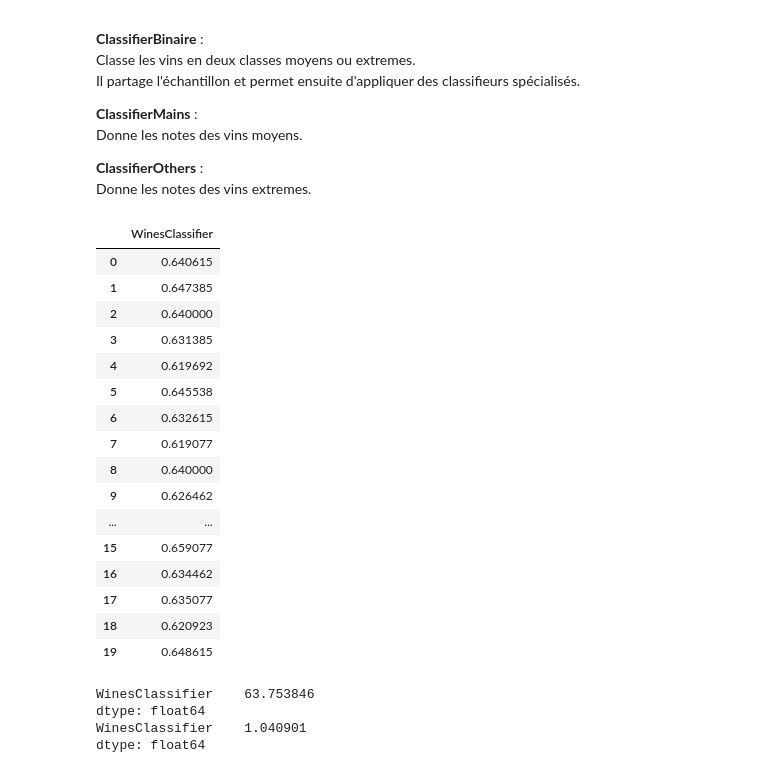
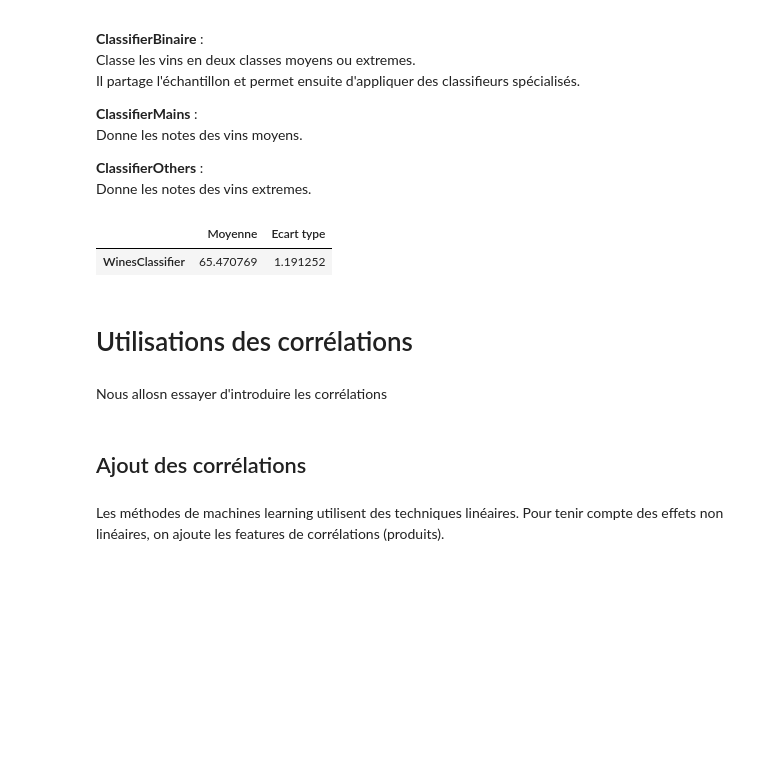
Before and after one commit to Nicotous1/Wines, a Jupyter notebook: Rapport_Code.ipynb, the cells around one changed output. Drawn from its saved outputs; the diff is of its cells as text; code cells hidden in the pictures; blank space fills up the shorter version.

```diff
--- a/Rapport_Code.ipynb
+++ b/Rapport_Code.ipynb
@@ -372,18 +331,27 @@ import pickle
 import os
 
 class NClassifierTester:
-    folder = "data/"
+    folder = "data/" # Dossier où seront stockés les résultats.
 
+    # Test n fois tous les classifiers dans clfs
+    # name : nom du test (utilisé pour le nom du pickle)
+    # data : base de donnée pour les tests
+    # column : colonne à prédire
+    # n : Nombre de test à effectuer.
+    # clfs : Classifiersà tester (par défault ceux du ClassifierTester)
+    # boruta : si on utilise l'algo de boruta
+    # over : si on remplace le cache
     def test(self, name, data, column, n = 10, clfs = ClassifierTester.clfs_name, boruta = False, over = False):
-        if over:
-            cache = pd.DataFrame()
-        else:
-            cache = self._load_cache(name)
+        # Récupére le cache
+        cache = pd.DataFrame() if over else self._load_cache(name)
+
+        # Calcul le nombre de test restant à effectué avec le cache
         n_done = len(cache.index)
+        n_todo = n - n_done
 
-        n_todo = n - n_done
         if n_todo > 0:
-            res = []
+            res = [] # Stocke tous les dictionaires de scores
+            # Réalise les n tests
             for i in range(n_todo):
                 print("Iteration : "+ str(i+1) + "/" + str(n_todo))
                 tester = ClassifierTester(data, column)
@@ -392,12 +360,13 @@ class NClassifierTester:
                 scores = tester.get_dict_score()
                 res.append(scores.values())
 
-
+            # Fusionne les nouveaux tests dans le dataFrame
             res_df = pd.DataFrame(res, columns = scores.keys())
-
             cache = cache.append(res_df, ignore_index=True)
 
-        self._save_cache(name, cache)
+            # Sauvegarde le cache
+            self._save_cache(name, cache)
+
         return cache
 
 
@@ -412,6 +381,14 @@ class NClassifierTester:
         path_file = self.__class__.folder + name + ".pickle"
         pickle.dump( cache, open(path_file, "wb" ) )
         return self
+# %%
+def show_scores_df(df):
+    ms = df.mean().sort_values(ascending = False)*100
+    stds = df.std()*100
+
+    data = np.array([ms.values, stds[ms.index].values]).transpose()
+
+    return pd.DataFrame(data, index = ms.index, columns = ["Moyenne", "Ecart type"])
 # %% [markdown]
 ## Prédiction de la couleur du vin
 # %% [markdown]
@@ -690,31 +627,16 @@ class WinesClassifier():
         return i/len(X)
 # %%
 NTester = NClassifierTester()
-df_custom = NTester.test("origin_base_custom", wines, "quality", n = 20, boruta = True, over = False, clfs = ["WinesClassifier"])
-df_custom
+df_custom = NTester.test("origin_base_custom_quality", wines, "quality", n = 20, clfs = ["WinesClassifier"])
+show_scores_df(df_custom)
 # %% [output]
-|  | WinesClassifier |
-| 0 | 0.640615 |
-| 1 | 0.647385 |
-| 2 | 0.640000 |
-| 3 | 0.631385 |
-| 4 | 0.619692 |
-| 5 | 0.645538 |
-| 6 | 0.632615 |
-| 7 | 0.619077 |
-| 8 | 0.640000 |
-| 9 | 0.626462 |
-| ... | ... |
-| 15 | 0.659077 |
-| 16 | 0.634462 |
-| 17 | 0.635077 |
-| 18 | 0.620923 |
-| 19 | 0.648615 |
+|  | Moyenne | Ecart type |
+| WinesClassifier | 65.470769 | 1.191252 |
-# %%
-print(df_custom.mean()*100)
-print(df_custom.std()*100)
-# %% [output]
-WinesClassifier    63.753846
-dtype: float64
-WinesClassifier    1.040901
-dtype: float64
+# %% [markdown]
+# Utilisations des corrélations
+# %% [markdown]
+Nous allosn essayer d'introduire les corrélations
+# %% [markdown]
+## Ajout des corrélations
+# %% [markdown]
+Les méthodes de machines learning utilisent des techniques linéaires. Pour tenir compte des effets non linéaires, on ajoute les features de corrélations (produits).
```
Also changed, not shown: parts of 19 cells of this notebook, 6 other files.
